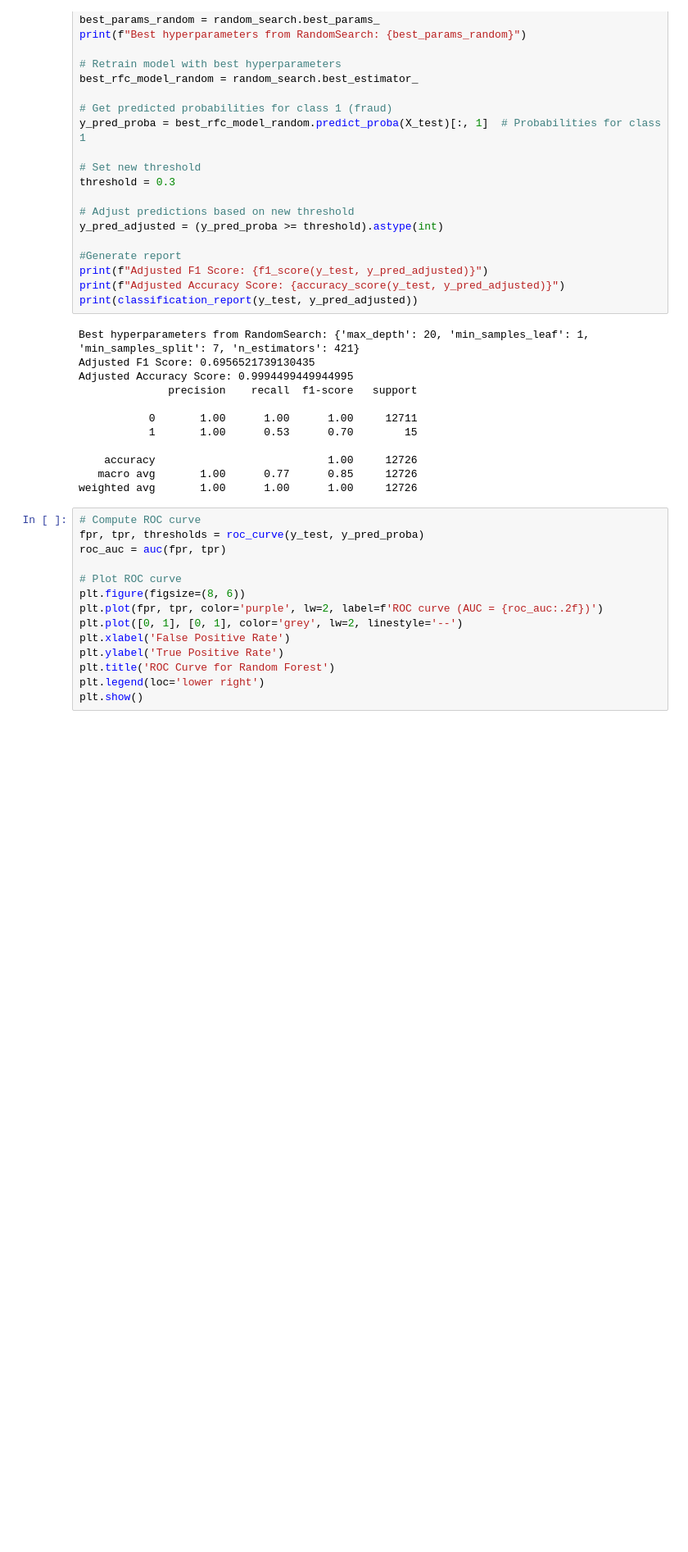
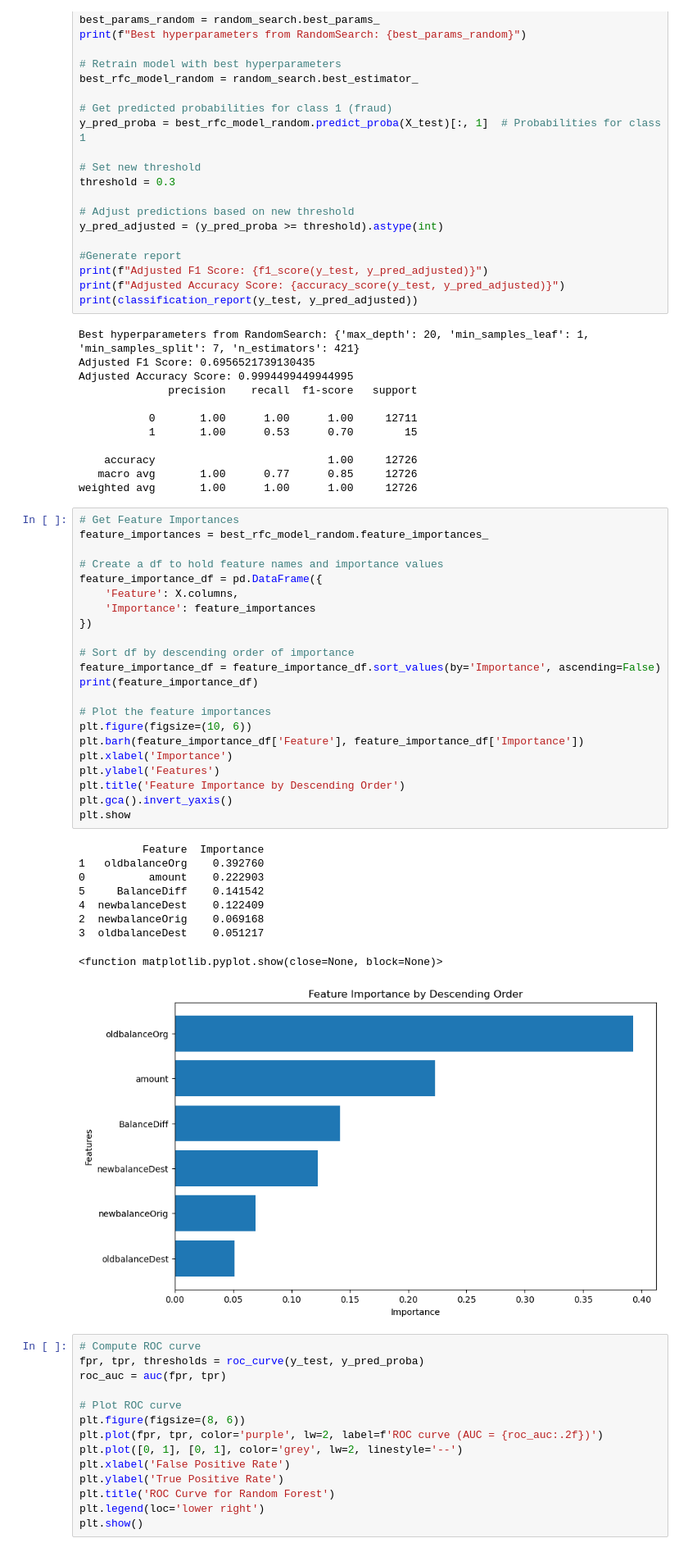
Before and after one commit to asiranaula/financial-fraud-detection, a Jupyter notebook: model.ipynb, the cells around one changed output. Shown: that part at 82% size. Drawn from its saved outputs; the diff is of its cells as text; blank space fills up the shorter version.

Commit message:
pushing model step

```diff
--- a/model.ipynb
+++ b/model.ipynb
@@ -80,6 +80,38 @@ Adjusted Accuracy Score: 0.9994499449944995
     accuracy                           1.00     12726
    macro avg       1.00      0.77      0.85     12726
 weighted avg       1.00      1.00      1.00     12726
+# %%
+# Get Feature Importances
+feature_importances = best_rfc_model_random.feature_importances_
+
+# Create a df to hold feature names and importance values
+feature_importance_df = pd.DataFrame({
+    'Feature': X.columns,
+    'Importance': feature_importances
+})
+
+# Sort df by descending order of importance
+feature_importance_df = feature_importance_df.sort_values(by='Importance', ascending=False)
+print(feature_importance_df)
+
+# Plot the feature importances
+plt.figure(figsize=(10, 6))
+plt.barh(feature_importance_df['Feature'], feature_importance_df['Importance'])
+plt.xlabel('Importance')
+plt.ylabel('Features')
+plt.title('Feature Importance by Descending Order')
+plt.gca().invert_yaxis()
+plt.show
+# %% [output]
+          Feature  Importance
+1   oldbalanceOrg    0.392760
+0          amount    0.222903
+5     BalanceDiff    0.141542
+4  newbalanceDest    0.122409
+2  newbalanceOrig    0.069168
+3  oldbalanceDest    0.051217
+<function matplotlib.pyplot.show(close=None, block=None)>
+[figure, added]
 # %%
 # Compute ROC curve
 fpr, tpr, thresholds = roc_curve(y_test, y_pred_proba)
```
